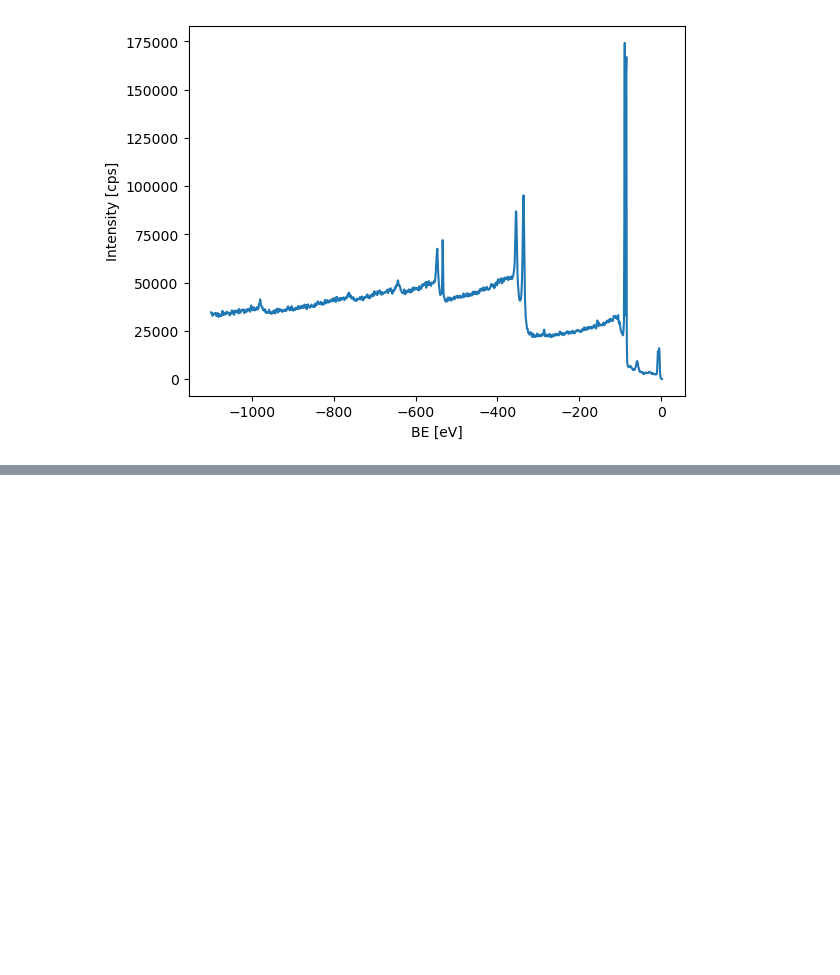
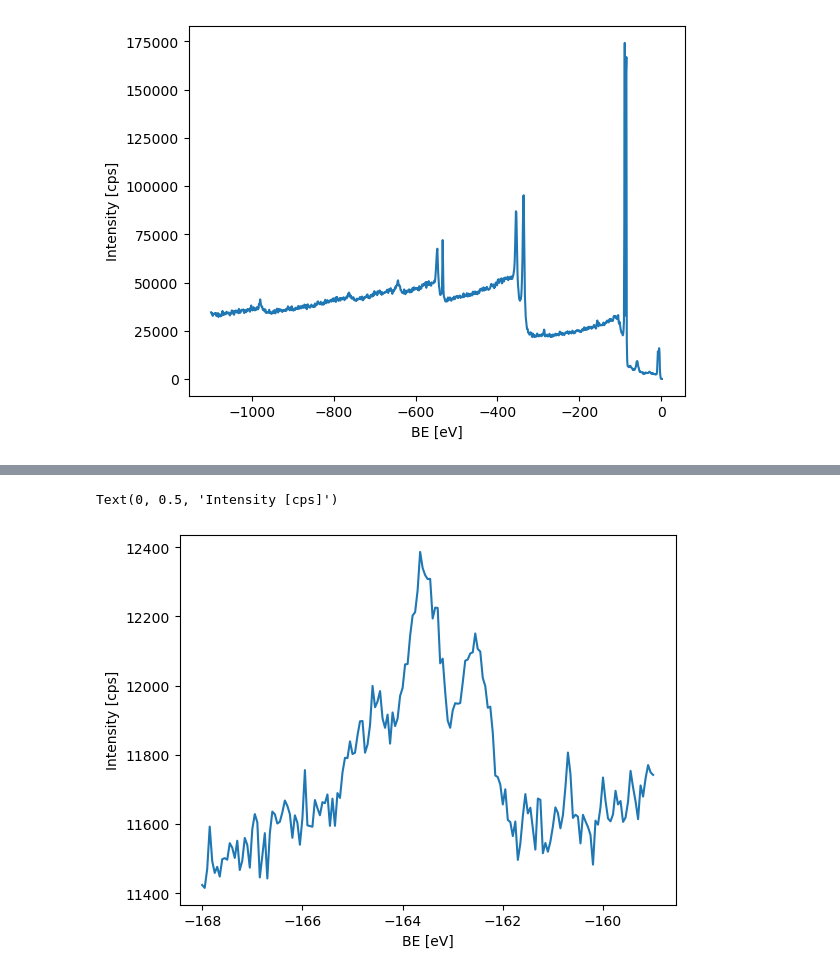
Before and after one commit to JulioAzcarate/pyFitXPS, a Jupyter notebook: examples/01_load_data.ipynb, the cells around one changed output, grey strips where cells are left out. Cells and saved outputs as stored; diff of their text form; code cells hidden in the pictures; blank space fills up the shorter version.

```diff
--- a/examples/01_load_data.ipynb
+++ b/examples/01_load_data.ipynb
@@ -53,6 +51 @@ File:      ~/Python/pyFitXPS/functions/specs_xy.py
 Type:      function
-# %%
-survey = sp.load_one_file_xy('data/separated/Au_MeMBA_5min_10_Survey (0).xy')
-VB_0 = sp.load_one_file_xy('data/separated/Au_MeMBA_5min_14_VB (0).xy')
-Au_0 = sp.load_one_file_xy('data/separated/Au_MeMBA_5min_13_Au (0).xy')
-S_0 = sp.load_one_file_xy('data/separated/Au_MeMBA_5min_11_S (0).xy')
@@ -99,0 +105,9 @@ Text(0, 0.5, 'Intensity [cps]')
+# %%
+# declaring the folder where all file are located
+
+folder_path = "data/separated/"
+
+# the module specs_xy as sp have the function "list_files_xy()"
+files = sp.list_files_xy(folder_path)
+
+print(files)
@@ -99,0 +117,6 @@ Text(0, 0.5, 'Intensity [cps]')
+# %%
+# The name of sample or experiment is "Au_MeMBA_5min",
+# and every spectra (.xy file) have the same initial name. Then, for practicity
+# we declare the name of the variable wich will contain the full dictionary
+
+Au_MeMBA_5min = sp.load_all_files_xy_in(folder_path)
@@ -99,0 +155,10 @@ Text(0, 0.5, 'Intensity [cps]')
+# %%
+region = Au_MeMBA_5min['S (0)'] # <-- just changing the key, is easy to
+                                # see every data
+
+plt.plot(region['data_orig']['BE'],region['data_orig']['intensity'])
+plt.xlabel('BE [eV]')
+plt.ylabel('Intensity [cps]')
+# %% [output]
+Text(0, 0.5, 'Intensity [cps]')
+[figure, added]
```
Also changed, not shown: parts of 16 cells of this notebook, 15 other files.
